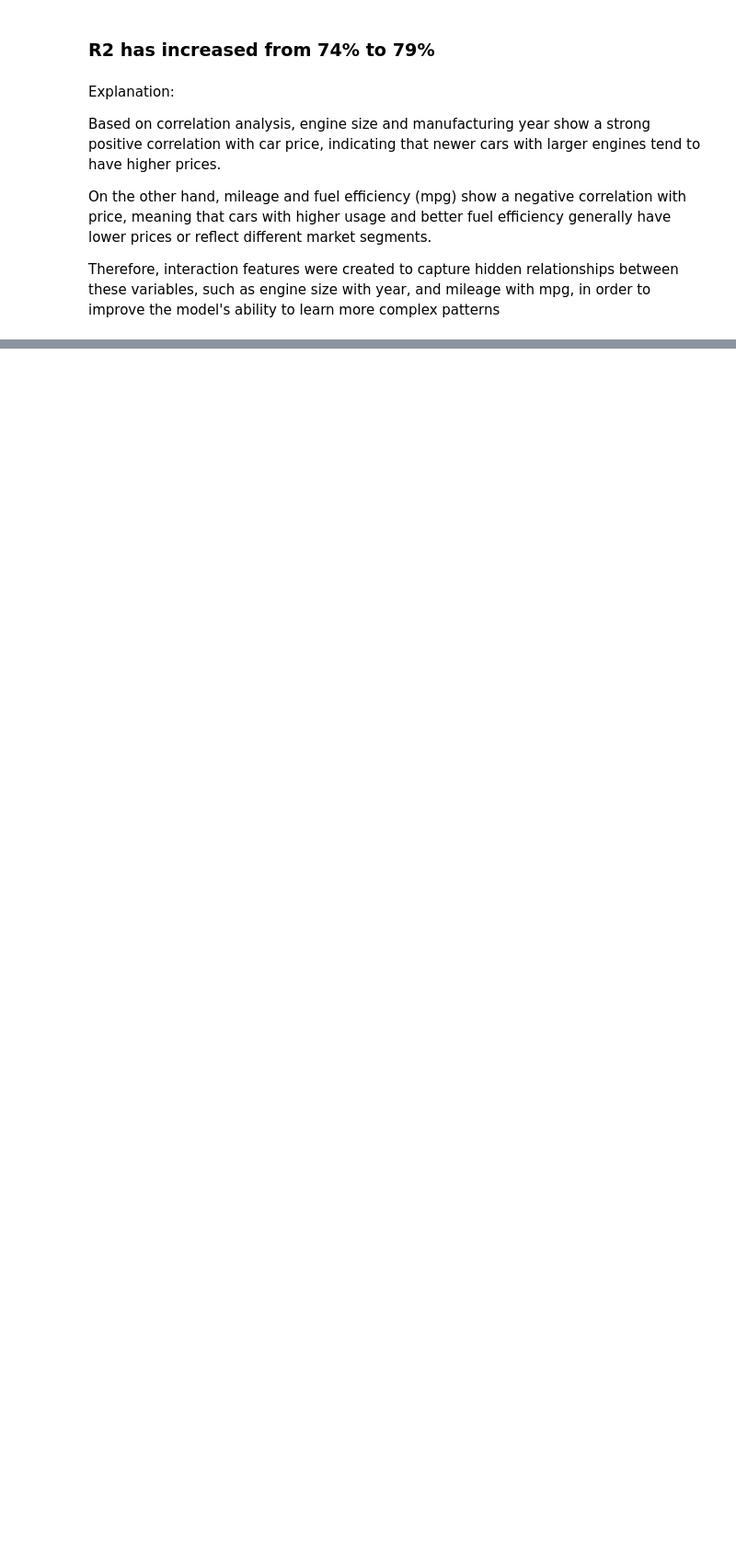
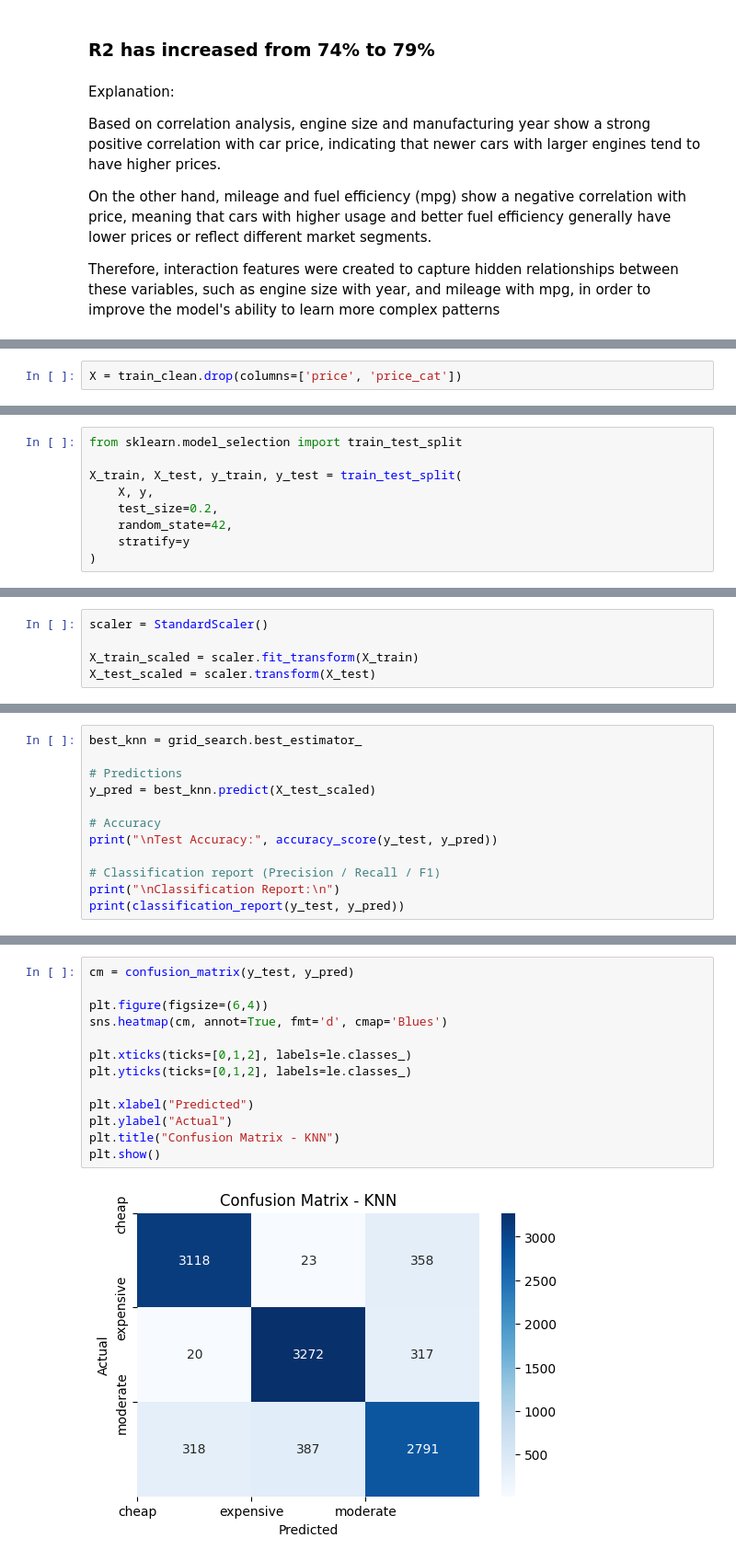
Before and after one commit to Farahhamza56/Assignment1_ML, a Jupyter notebook: Notebook/Car_Price_Project.ipynb, the cells around one changed output, grey strips where cells are left out. Shown at 92% size. Saved outputs shown, nothing was run; the diff lists cells and outputs as text; blank space fills up the shorter version.

```diff
--- a/Notebook/Car_Price_Project.ipynb
+++ b/Notebook/Car_Price_Project.ipynb
@@ -702,0 +721,2 @@ Therefore, interaction features were created to capture hidden relationships bet
+# %%
+X = train_clean.drop(columns=['price', 'price_cat'])
@@ -702,0 +728,9 @@ Therefore, interaction features were created to capture hidden relationships bet
+# %%
+from sklearn.model_selection import train_test_split
+
+X_train, X_test, y_train, y_test = train_test_split(
+    X, y,
+    test_size=0.2,
+    random_state=42,
+    stratify=y
+)
@@ -702,0 +746,5 @@ Therefore, interaction features were created to capture hidden relationships bet
+# %%
+scaler = StandardScaler()
+
+X_train_scaled = scaler.fit_transform(X_train)
+X_test_scaled = scaler.transform(X_test)
@@ -702,0 +799,12 @@ Therefore, interaction features were created to capture hidden relationships bet
+# %%
+best_knn = grid_search.best_estimator_
+
+# Predictions
+y_pred = best_knn.predict(X_test_scaled)
+
+# Accuracy
+print("\nTest Accuracy:", accuracy_score(y_test, y_pred))
+
+# Classification report (Precision / Recall / F1)
+print("\nClassification Report:\n")
+print(classification_report(y_test, y_pred))
@@ -702,0 +833,15 @@ Therefore, interaction features were created to capture hidden relationships bet
+# %%
+cm = confusion_matrix(y_test, y_pred)
+
+plt.figure(figsize=(6,4))
+sns.heatmap(cm, annot=True, fmt='d', cmap='Blues')
+
+plt.xticks(ticks=[0,1,2], labels=le.classes_)
+plt.yticks(ticks=[0,1,2], labels=le.classes_)
+
+plt.xlabel("Predicted")
+plt.ylabel("Actual")
+plt.title("Confusion Matrix - KNN")
+plt.show()
+# %% [output]
+[figure, added]
```
Also changed, not shown: parts of 20 cells of this notebook.
